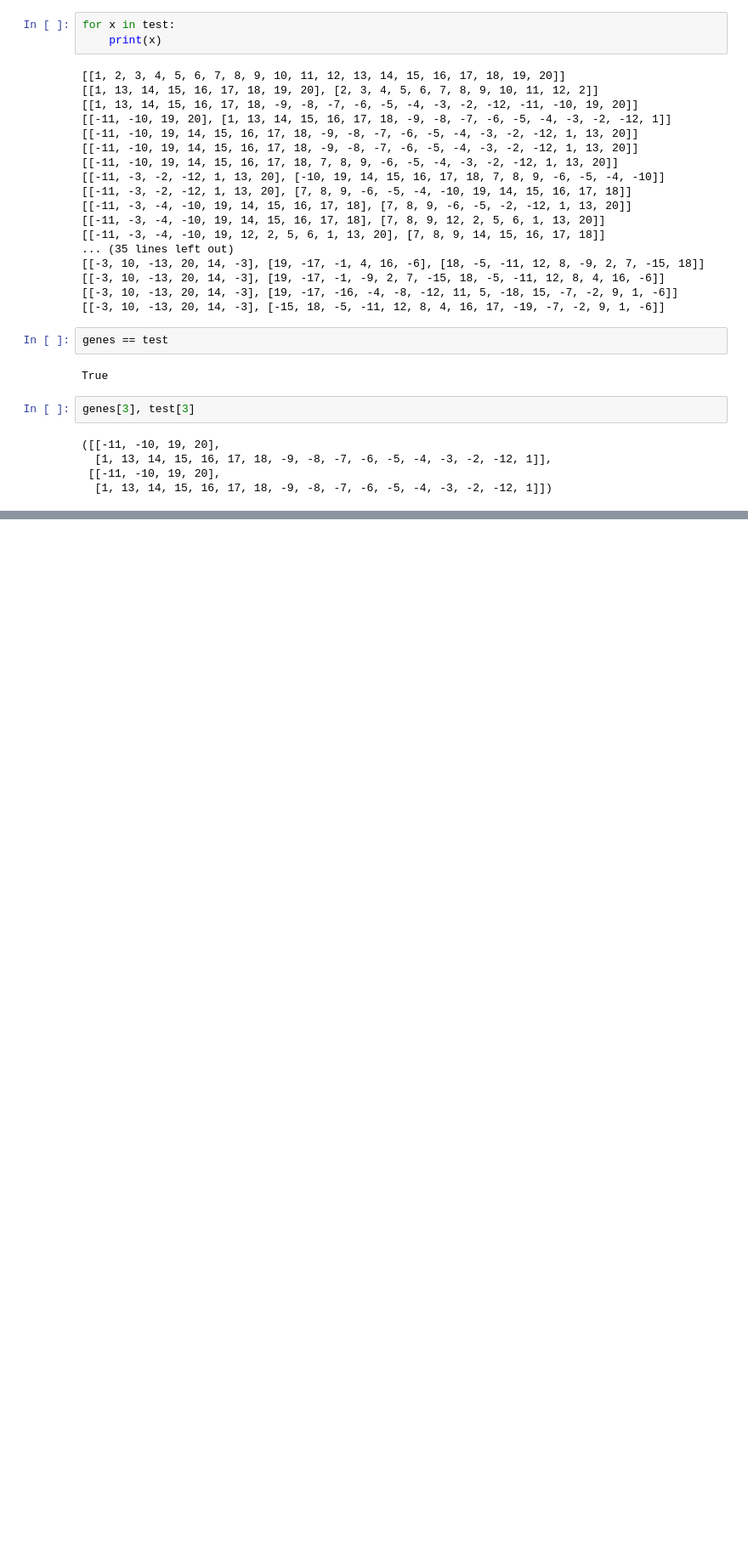
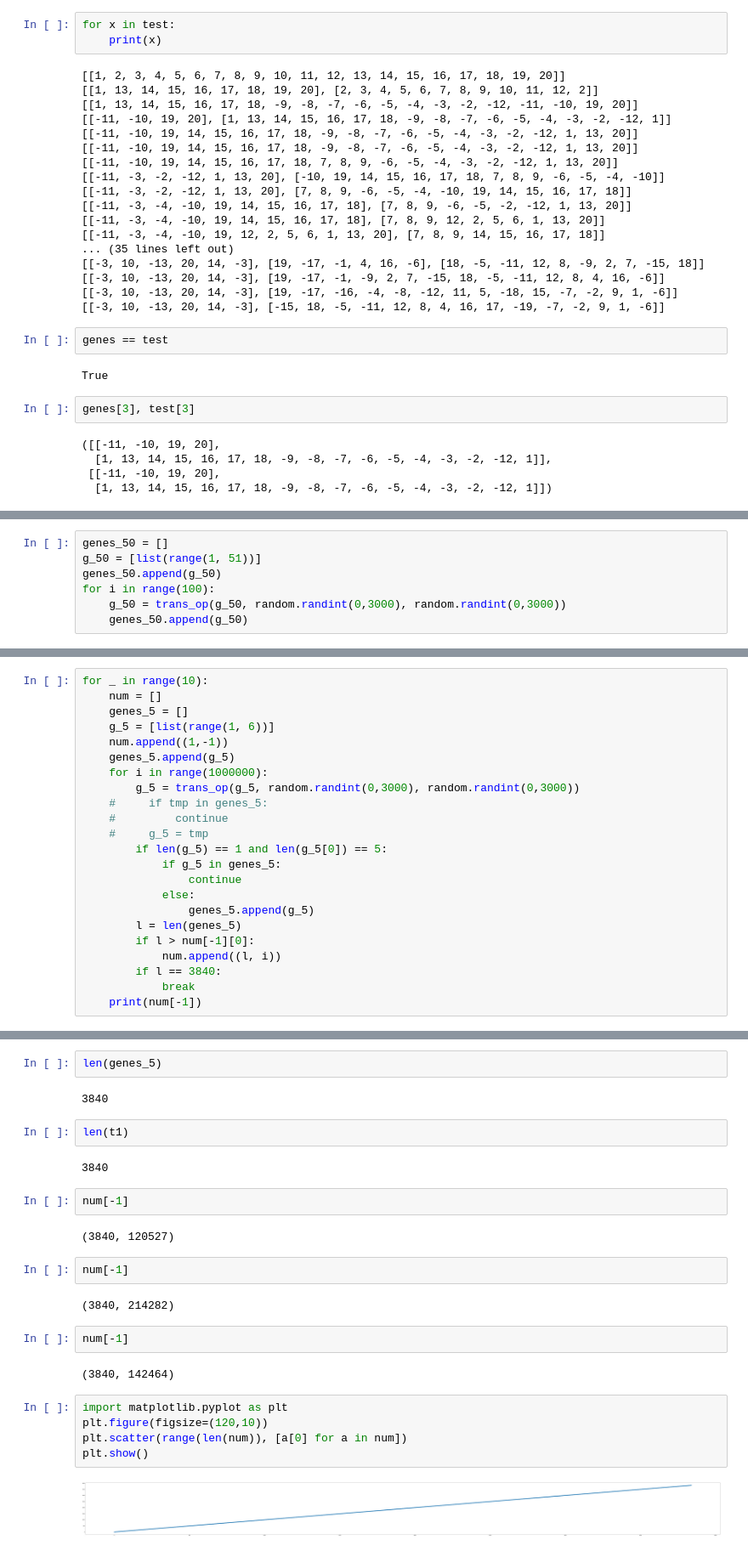
Before and after one commit to Paeans/phylognn, a Jupyter notebook: genome_file_op.ipynb, the cells around one changed output, grey strips where cells are left out. Shown: that part at 85% size. Saved outputs shown, nothing was run; the diff lists cells and outputs as text; blank space fills up the shorter version.

```diff
--- a/genome_file_op.ipynb
+++ b/genome_file_op.ipynb
@@ -252,0 +228,7 @@ array([-1,  1,  2, 25, 26, 27, 28, 29, 30, 31, 32, 33, 34, 35, 36, 18, 17,
+# %%
+genes_50 = []
+g_50 = [list(range(1, 51))]
+genes_50.append(g_50)
+for i in range(100):
+    g_50 = trans_op(g_50, random.randint(0,3000), random.randint(0,3000))
+    genes_50.append(g_50)
@@ -252,0 +303,23 @@ array([-1,  1,  2, 25, 26, 27, 28, 29, 30, 31, 32, 33, 34, 35, 36, 18, 17,
+# %%
+for _ in range(10):
+    num = []
+    genes_5 = []
+    g_5 = [list(range(1, 6))]
+    num.append((1,-1))
+    genes_5.append(g_5)
+    for i in range(1000000):
+        g_5 = trans_op(g_5, random.randint(0,3000), random.randint(0,3000))
+    #     if tmp in genes_5:
+    #         continue
+    #     g_5 = tmp
+        if len(g_5) == 1 and len(g_5[0]) == 5:
+            if g_5 in genes_5:
+                continue
+            else:
+                genes_5.append(g_5)
+        l = len(genes_5)
+        if l > num[-1][0]:
+            num.append((l, i))
+        if l == 3840:
+            break
+    print(num[-1])
@@ -252,0 +337,27 @@ array([-1,  1,  2, 25, 26, 27, 28, 29, 30, 31, 32, 33, 34, 35, 36, 18, 17,
+# %%
+len(genes_5)
+# %% [output]
+3840
+# %%
+len(t1)
+# %% [output]
+3840
+# %%
+num[-1]
+# %% [output]
+(3840, 120527)
+# %%
+num[-1]
+# %% [output]
+(3840, 214282)
+# %%
+num[-1]
+# %% [output]
+(3840, 142464)
+# %%
+import matplotlib.pyplot as plt
+plt.figure(figsize=(120,10))
+plt.scatter(range(len(num)), [a[0] for a in num])
+plt.show()
+# %% [output]
+[figure, added]
```
Also changed, not shown: parts of 14 cells of this notebook, 1 other file.
